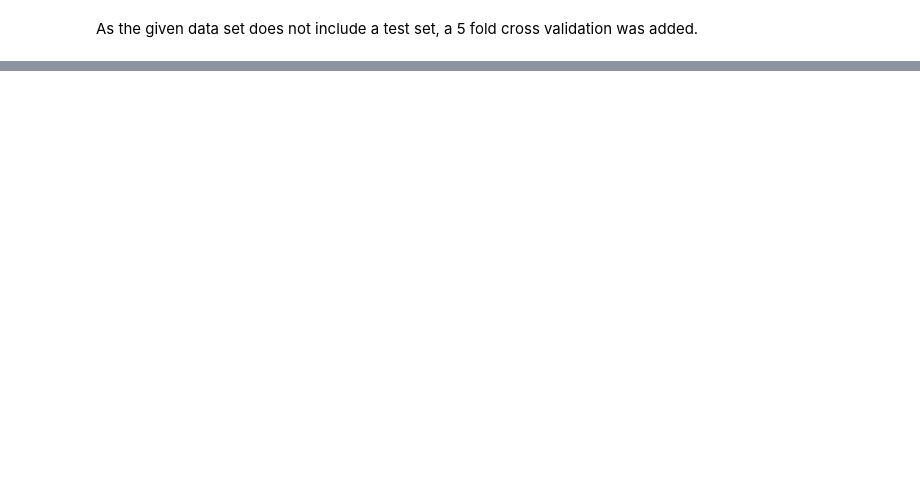
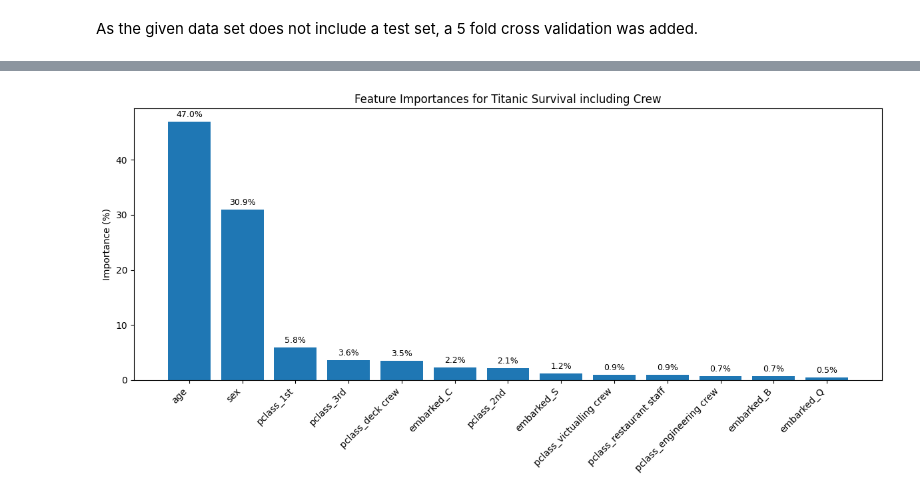
Before and after one commit to caseystijlaart/Fontys, a Jupyter notebook: sem-7-AI/ass/titanic_crew.ipynb, the cells around one changed output, grey strips where cells are left out. Drawn from its saved outputs; the diff is of its cells as text; code cells hidden in the pictures; blank space fills up the shorter version.

Commit message:
Fixed plotting

```diff
--- a/sem-7-AI/ass/titanic_crew.ipynb
+++ b/sem-7-AI/ass/titanic_crew.ipynb
@@ -49,3 +55,4 @@ x["sex"] = x["sex"].map({"male":0, "female":1}).astype(int)
 
 x = pandas.get_dummies(x, columns=['pclass'],drop_first=False)
 x = pandas.get_dummies(x, columns=['embarked'], drop_first=False)
+x = x.drop(columns=['is_crew'])
@@ -241,52 +61,23 @@ Scores per fold: ['0.80', '0.79', '0.76', '0.79', '0.83']
 # %%
-# from sklearn.ensemble import RandomForestClassifier
-# import numpy as np
-# import matplotlib.pyplot as plt
+rf = RandomForestClassifier(n_estimators=100, random_state=42)
+rf.fit(x, y)
 
-# rf_model_p = RandomForestClassifier(n_estimators=100, random_state=42)
-# rf_model_p.fit(x_passengers, y_passengers)
+importances = pandas.Series(rf.feature_importances_, index=x.columns)
+importances = importances.sort_values(ascending=False)
 
-# importances_p = rf_model_p.feature_importances_
-# feature_names_p = x_passengers.columns
+importances_percent = importances * 100
 
-# nonzero_mask = importances_p > 0
-# filtered_importances_p = importances_p[nonzero_mask]
-# filtered_features_p = feature_names_p[nonzero_mask]
+plt.figure(figsize=(12,6))
+bars = plt.bar(importances_percent.index, importances_percent.values)
+plt.xticks(rotation=45, ha='right')
+plt.ylabel("Importance (%)")
+plt.title("Feature Importances for Titanic Survival including Crew")
 
-# mask_embarked = ~filtered_features_p.str.startswith('embarked_')
-# filtered_importances_p = filtered_importances_p[mask_embarked]
-# filtered_features_p = filtered_features_p[mask_embarked]
+for bar, pct in zip(bars, importances_percent.values):
+    plt.text(bar.get_x() + bar.get_width()/2, bar.get_height() + 0.5,
+             f'{pct:.1f}%', ha='center', va='bottom', fontsize=9)
 
-# filtered_importances_pct_p = filtered_importances_p * 100
-
-# indices = np.argsort(filtered_importances_pct_p)[::-1]
-
-# plt.figure(figsize=(8,5))
-# bars = plt.bar(
-#     range(len(filtered_importances_pct_p)),
-#     filtered_importances_pct_p[indices]
-# )
-
-# plt.xticks(
-#     range(len(filtered_importances_pct_p)),
-#     filtered_features_p[indices],
-#     rotation=45
-# )
-
-# plt.ylabel("Importance (%)")
-# plt.title("Random Forest Feature Importances - Passengers")
-
-# # Add percentage labels
-# for bar in bars:
-#     height = bar.get_height()
-#     plt.text(
-#         bar.get_x() + bar.get_width() / 2,
-#         height,
-#         f"{height:.1f}%",
-#         ha="center",
-#         va="bottom",
-#         fontsize=9
-#     )
-
-# plt.tight_layout()
-# plt.show()
+plt.tight_layout()
+plt.show()
+# %% [output]
+[figure, added]
```
Also changed, not shown: parts of 8 cells of this notebook, 1 other file.
